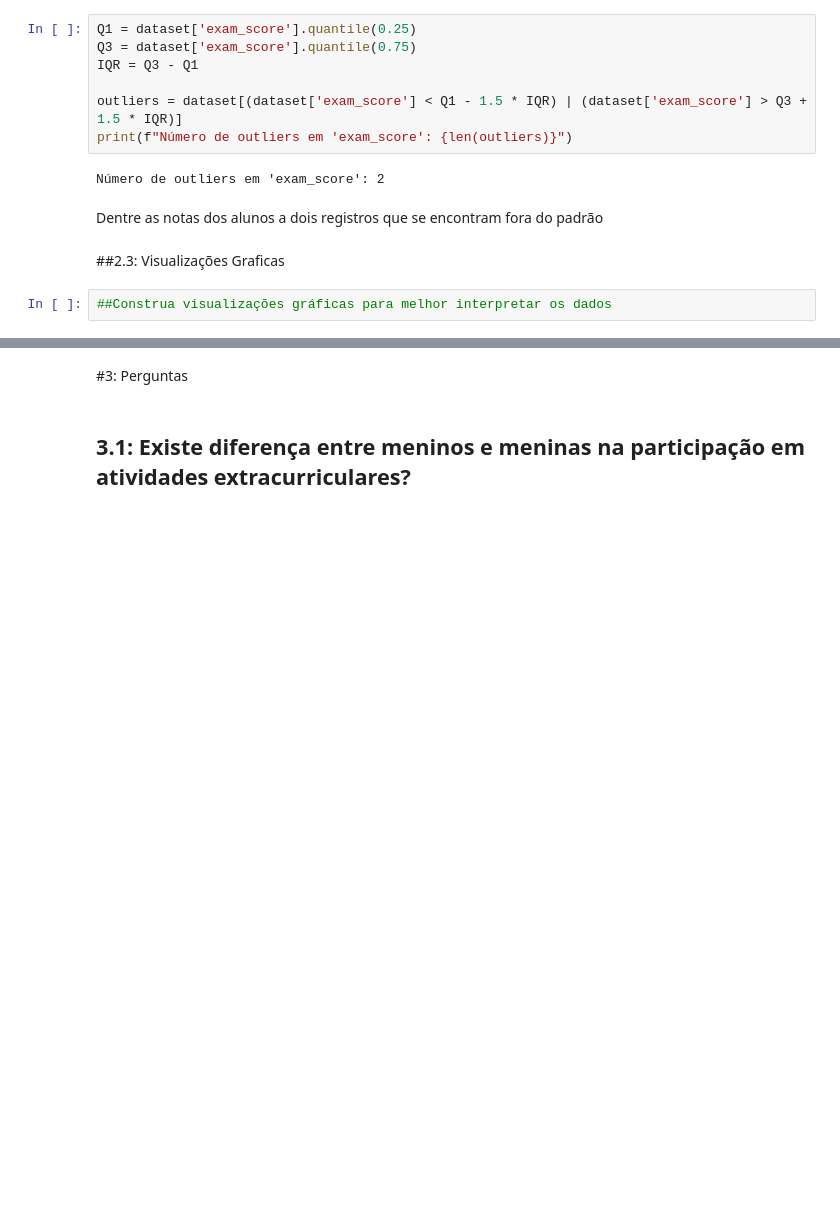
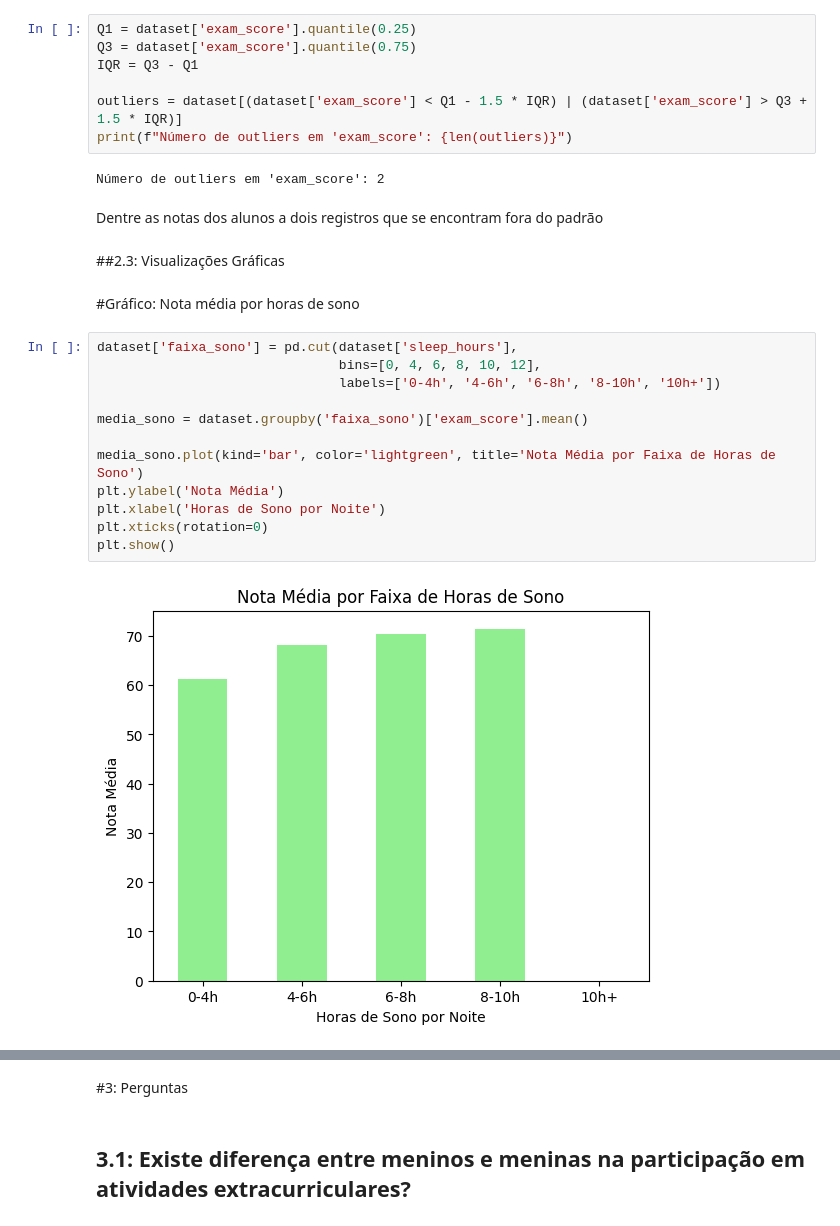
Before and after one commit to wilsonxdrone/N2-2B_AnaliseDados, a Jupyter notebook: analiseestudantes.ipynb, the cells around one changed output, grey strips where cells are left out. Cells and saved outputs as stored; diff of their text form; blank space fills up the shorter version.

```diff
--- a/analiseestudantes.ipynb
+++ b/analiseestudantes.ipynb
@@ -220,6 +220,20 @@ Número de outliers em 'exam_score': 2
 # %% [markdown]
 Dentre as notas dos alunos a dois registros que se encontram fora do padrão
 # %% [markdown]
-##2.3: Visualizações Graficas
+##2.3: Visualizações Gráficas
-# %%
-##Construa visualizações gráficas para melhor interpretar os dados
+# %% [markdown]
+#Gráfico: Nota média por horas de sono
+# %%
+dataset['faixa_sono'] = pd.cut(dataset['sleep_hours'],
+                               bins=[0, 4, 6, 8, 10, 12],
+                               labels=['0-4h', '4-6h', '6-8h', '8-10h', '10h+'])
+
+media_sono = dataset.groupby('faixa_sono')['exam_score'].mean()
+
+media_sono.plot(kind='bar', color='lightgreen', title='Nota Média por Faixa de Horas de Sono')
+plt.ylabel('Nota Média')
+plt.xlabel('Horas de Sono por Noite')
+plt.xticks(rotation=0)
+plt.show()
+# %% [output]
+[figure, added]
```
Also changed, not shown: parts of 16 cells of this notebook.
